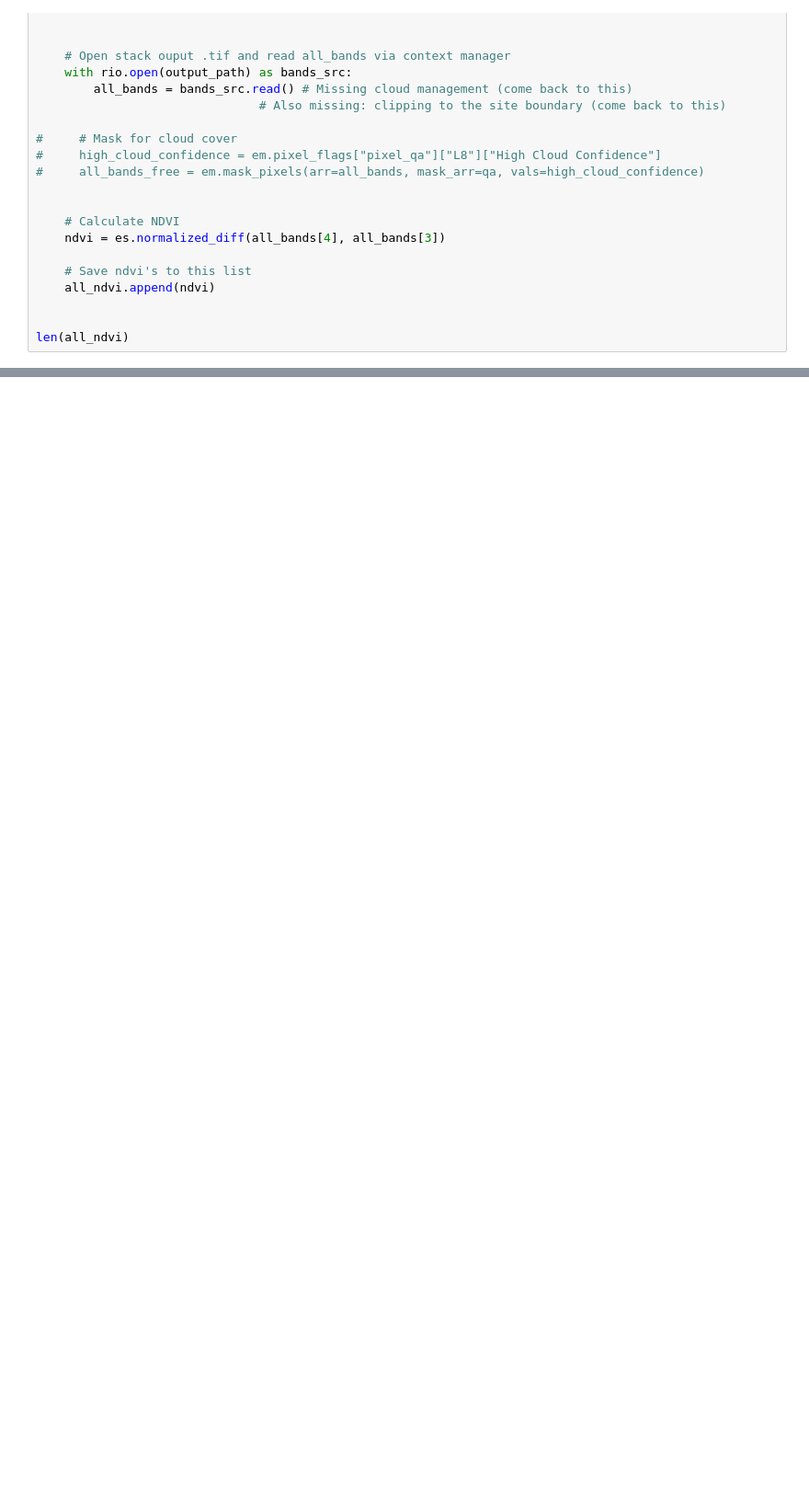
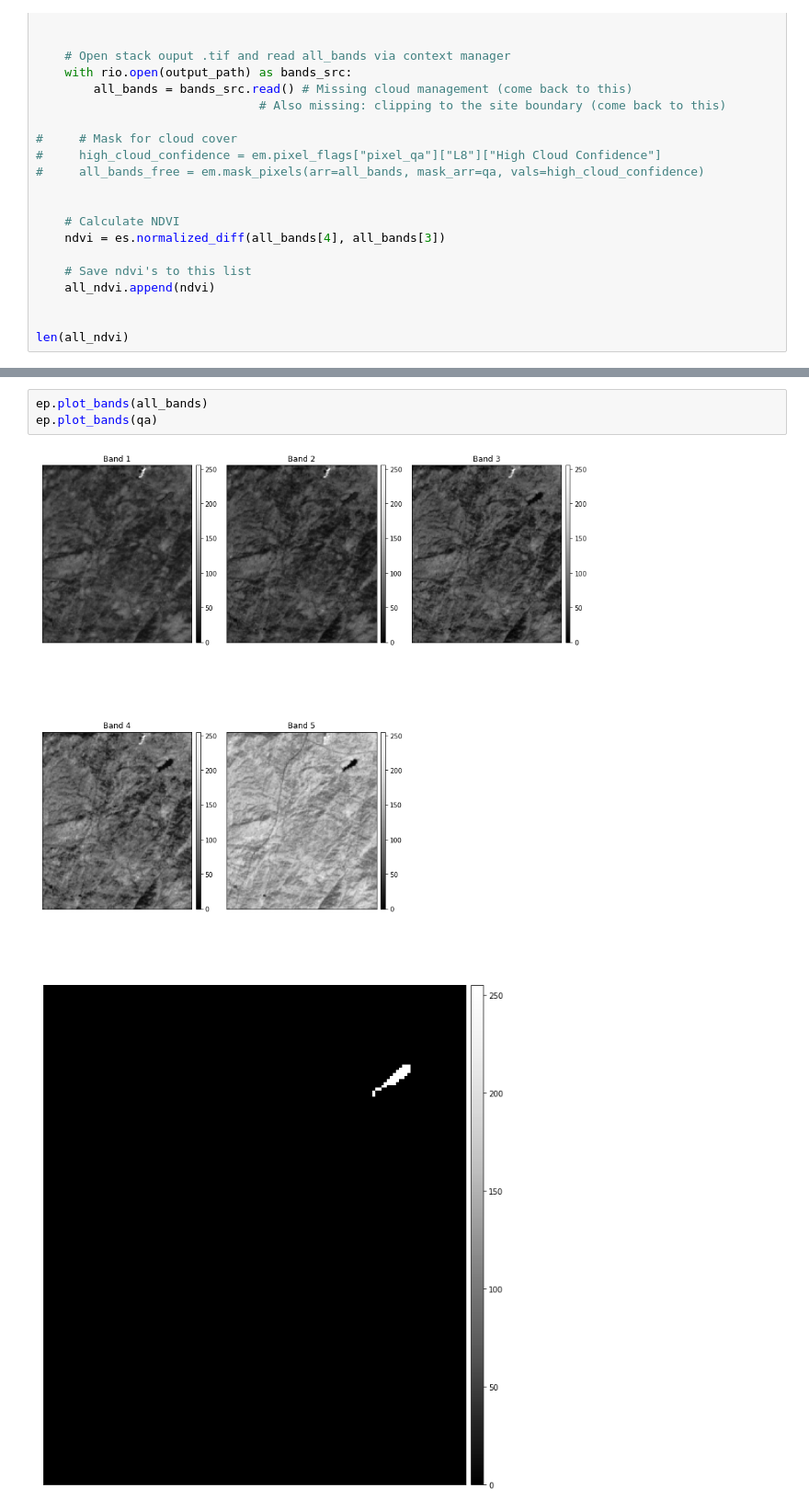
Before and after one commit to earthlab-education/ea-python-2020-07-08-automation-richardudell, a Jupyter notebook: Week_07_08_workflow_scratchpad.ipynb, the cells around one changed output, grey strips where cells are left out. Shown: that part at 92% size. Saved outputs shown, nothing was run; the diff lists cells and outputs as text; blank space fills up the shorter version.

```diff
--- a/Week_07_08_workflow_scratchpad.ipynb
+++ b/Week_07_08_workflow_scratchpad.ipynb
@@ -100,0 +194,6 @@ len(all_ndvi)
+# %%
+ep.plot_bands(all_bands)
+ep.plot_bands(qa)
+# %% [output]
+[figure, added]
+[figure, added]
```
Also changed, not shown: parts of 7 cells of this notebook.
